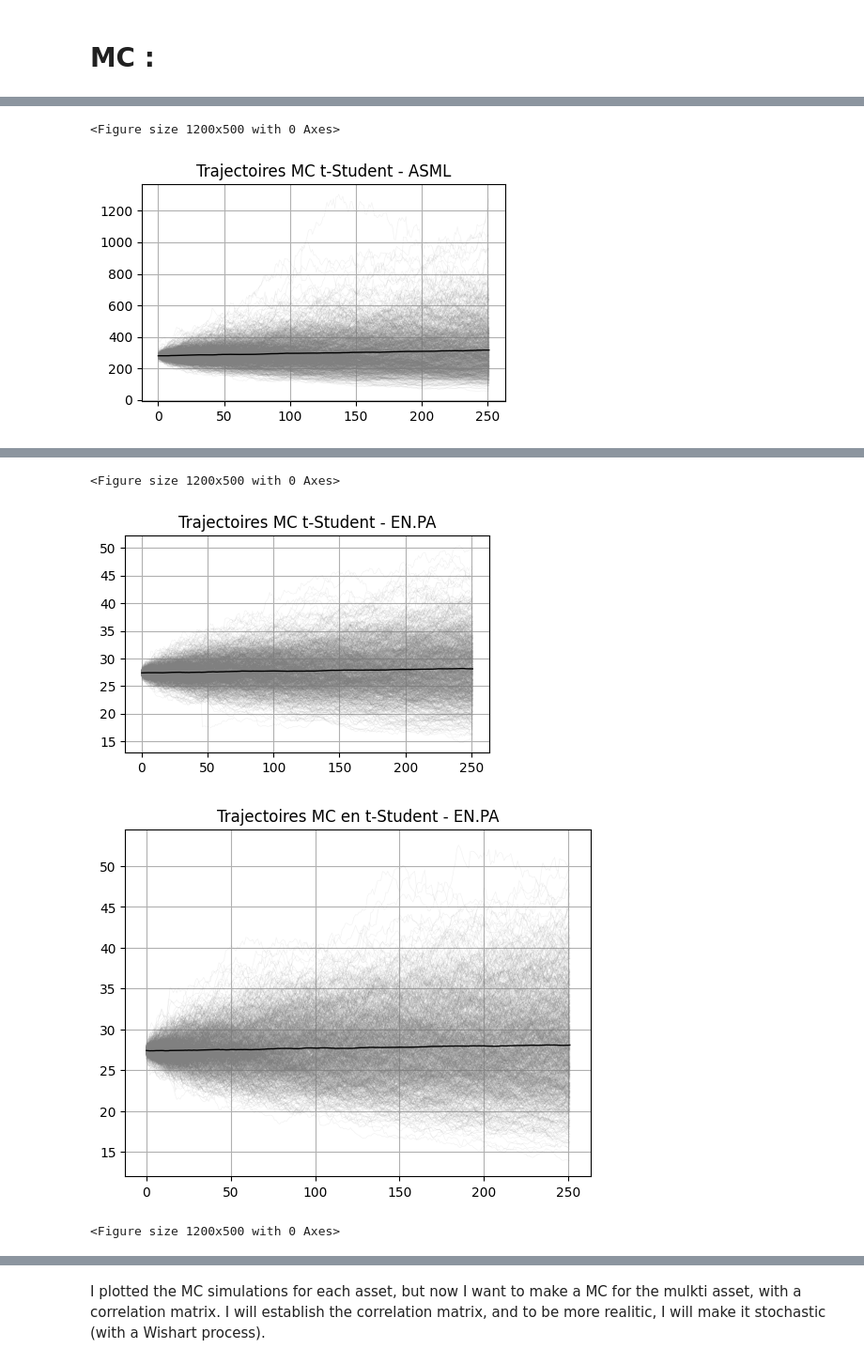
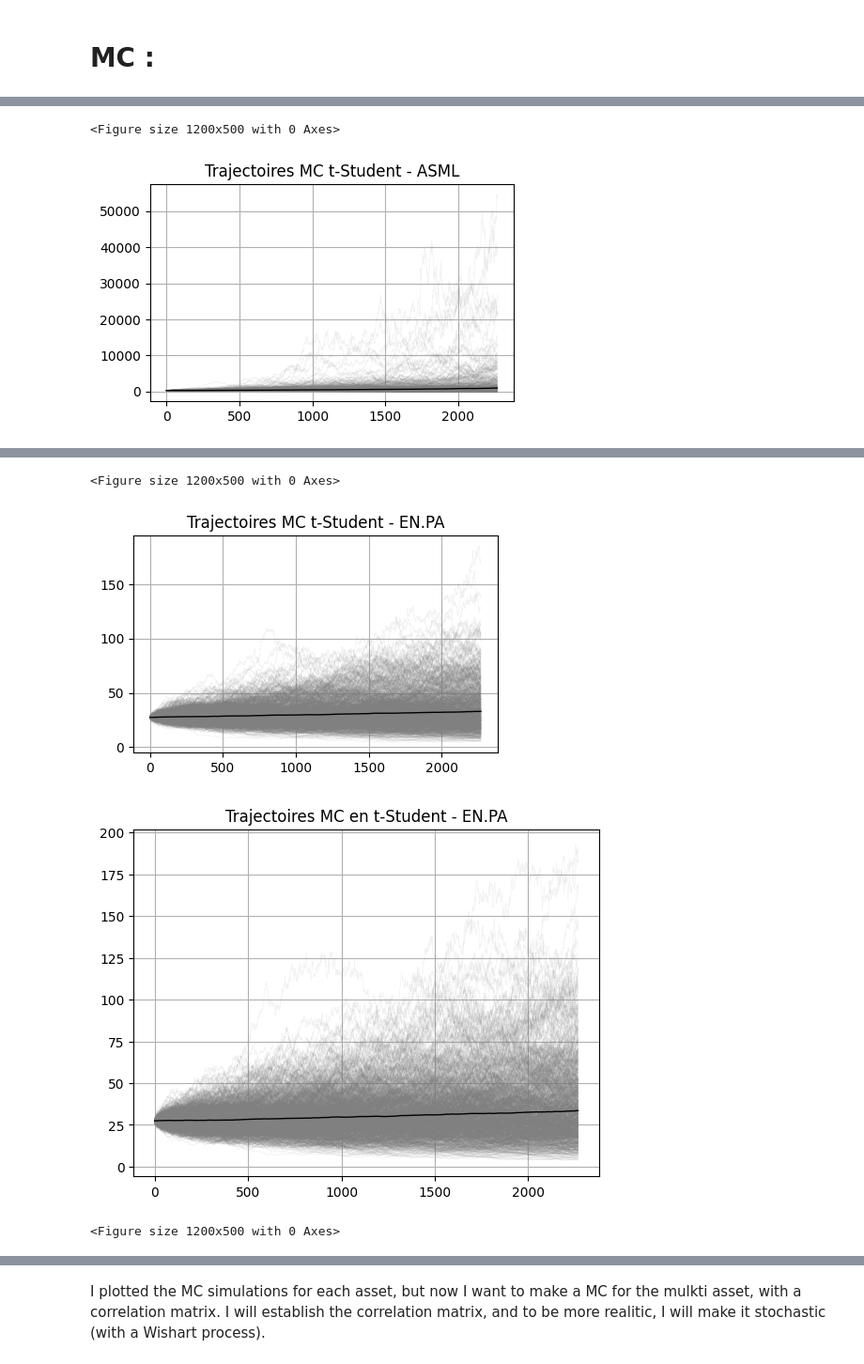
Before and after one commit to Pocame/Financial-Engineering-KEIO, a Jupyter notebook: code.ipynb, the cells around one changed output, grey strips where cells are left out. Shown at 94% size. Saved outputs shown, nothing was run; the diff lists cells and outputs as text; code cells hidden in the pictures.

```diff
--- a/code.ipynb
+++ b/code.ipynb
@@ -619,7 +626,7 @@ def simulate_wishart_process(X0, Theta, kappa, G, dt, N_steps):
 d = 4  # number of assets
 
 dt = 1/252
-N_steps = 252
+N_steps = 2268
 
 kappa = estimate_kappa(cov_matrices, dt)
 print(f"Estimation de kappa : {kappa:.4f}")
@@ -649,8 +656,8 @@ Estimation de kappa : 8.3889
 # %% [markdown]
 # MC :
 # %%
-T = 1.0       # horizon en années (1 an)
-N = 252       # nombre de pas (trading days)
+T = 10.0       # horizon en années (10 ans)
+N = 2268       # nombre de pas (trading days)
 dt = T / N
 M = 1000        # nombre de trajectoires MC à simuler
 # %%
@@ -756,2 +763,13 @@ for ticker in spot_prices.keys():
 # %%
-nu = ###
+from scipy.stats import t
+
+# Ajustement sur les rendements
+df, loc, scale = t.fit(returns)
+nu = {}
+
+for ticker in spot_prices.index:
+    returns = log_returns[ticker].dropna().values
+    df, _, _ = t.fit(returns)
+    nu[ticker] = df
+
+nu = pd.Series(nu)
@@ -763,7 +779,7 @@ for ticker in spot_prices.keys():
     plt.figure(figsize=(12,5))
 
     # Trajectoires récentes
-    paths_recent = monte_carlo_paths_tstudent(spot_prices.loc[ticker], mu, recent_vol.loc[ticker, 'vol'], T, N, M, nu.iloc[ticker])
+    paths_recent = monte_carlo_paths_tstudent(spot_prices.loc[ticker], mu, recent_vol.loc[ticker, 'vol'], T, N, M, nu.loc[ticker])
 
     plt.figure(figsize=(5, 3))
     for i in range(M):
@@ -776,7 +792,7 @@ for ticker in spot_prices.keys():
 
 
     # Trajectoires pré-covid
-    paths_precovid = monte_carlo_paths_tstudent(spot_prices.loc[ticker], mu, old_vol.loc[ticker, 'vol'], T, N, M)
+    paths_precovid = monte_carlo_paths_tstudent(spot_prices.loc[ticker], mu, old_vol.loc[ticker, 'vol'], T, N, M, nu.loc[ticker])
     for i in range(M):
         plt.plot(paths_precovid[i], lw=0.5, alpha=0.1, color='gray')
     mean_path = paths_precovid.mean(axis=0)
@@ -786,4 +802,4 @@ for ticker in spot_prices.keys():
     plt.show()
 # %% [output]
 <Figure size 1200x500 with 0 Axes>
-[figure, old version]
+[figure, new version]
@@ -791,4 +807,4 @@ for ticker in spot_prices.keys():
 <Figure size 1200x500 with 0 Axes>
-[figure, old version]
+[figure, new version]
-[figure, old version]
+[figure, new version]
 <Figure size 1200x500 with 0 Axes>
```
Also changed, not shown: parts of 22 cells of this notebook.
